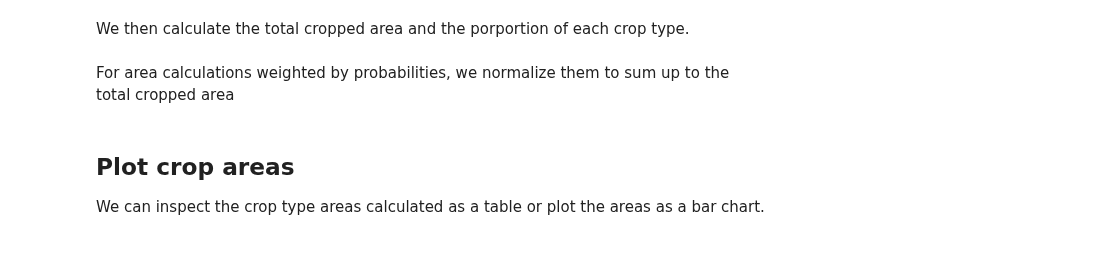
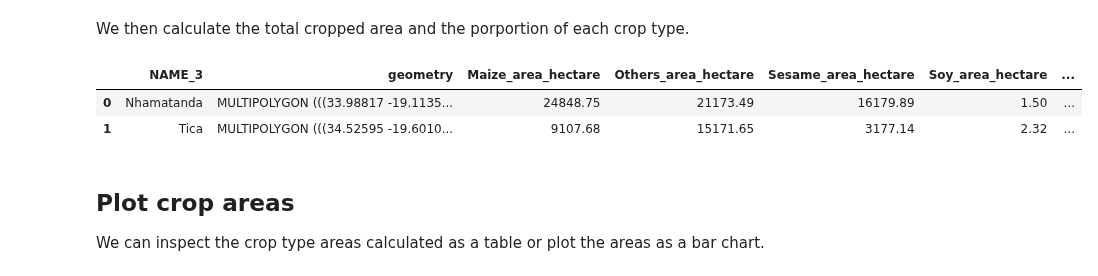
Before and after one commit to digitalearthafrica/FAO_crop_type, a Jupyter notebook: 8_Calculate_crop_statistics.ipynb, the cells around one changed output. Cells and saved outputs as stored; diff of their text form; code cells hidden in the pictures.

Commit message:
Updated area statistics

```diff
--- a/8_Calculate_crop_statistics.ipynb
+++ b/8_Calculate_crop_statistics.ipynb
@@ -46,9 +46,9 @@ crop_map_path = "Results/Map"
 
 mozambique_admins = gpd.read_file("Data/Mozambique_admin_gadm_level3.gpkg")
 if district_name is None:
-    area_of_interest_gdf = mozambique_admins.dissolve(by="GID_1")
+    area_of_interest_gdf = mozambique_admins.dissolve(by="GID_0")
     # Define the column name that is used to identify each area.
-    name_col = "NAME_1"
+    name_col = "NAME_0"
     # Area name used to find the crop map
     area_name = "Mozambique"
 else:
@@ -118,7 +113,6 @@ for index, district in area_of_interest_gdf.iterrows():
         crs=output_crs,
     )
     area_cols = []
-    area_w_cols = []
     for class_name, class_value in labels_dict.items():
         # convert pixel count to hectare; each pixel is 10 m by 10 m
         crop_type_mask = da_crop_type.where(district_mask, da_crop_type.attrs['_FillValue'])==class_value
@@ -126,15 +120,7 @@ for index, district in area_of_interest_gdf.iterrows():
         attr_name=class_name+"_area_hectare"
         area_cols.append(attr_name)
         gdf_new.loc[index, attr_name] = crop_type_area.data
-        #print('Area (hectare) for {} ({}): {}'.format(class_name, class_value, crop_type_area.data))
-
-        # calculate relative area using probabilities
-        prob = da_crop_prob.where(crop_type_mask, 0)
-        crop_type_area_weighted = np.sum(prob).compute()
-        attr_name=class_name+"_area_weighted_hectare"
-        area_w_cols.append(attr_name)
-        gdf_new.loc[index, attr_name] = crop_type_area_weighted.data
-        #print('Weighted area (nor normalized) for {} ({}): {}'.format(class_name, class_value, crop_type_area_weighted.data))
+        print('Area (hectare) for {} ({}): {}'.format(class_name, class_value, crop_type_area.data))
 # %% [output]
 Processing polygon 0
 Nhamatanda
@@ -151,17 +145,12 @@ gdf_new[total_area_attr] = total_area
 # calculate porportion of different crop types
 for class_name, class_value in labels_dict.items():
     gdf_new[class_name+"_area_precent"] = gdf_new[class_name+"_area_hectare"]/gdf_new[total_area_attr]
-# %% [markdown]
-For area calculations weighted by probabilities, we normalize them to sum up to the total cropped area
-# %%
-# normalize areas calculated with probabilities
-ratio = total_area/gdf_new[area_w_cols].sum(axis=1)
-for col in area_w_cols:
-    gdf_new[col] = gdf_new[col]*ratio
-
-# calculate porportion of different crop types
-for class_name, class_value in labels_dict.items():
-    gdf_new[class_name+"_area_weighted_precent"] = gdf_new[class_name+"_area_weighted_hectare"]/gdf_new[total_area_attr]
+# %%
+gdf_new
+# %% [output]
+|  | NAME_3 | geometry | Maize_area_hectare | Others_area_hectare | Sesame_area_hectare | Soy_area_hectare | ... |
+| 0 | Nhamatanda | MULTIPOLYGON (((33.98817 -19.1135... | 24848.75 | 21173.49 | 16179.89 | 1.50 | ... |
+| 1 | Tica | MULTIPOLYGON (((34.52595 -19.6010... | 9107.68 | 15171.65 | 3177.14 | 2.32 | ... |
 # %% [markdown]
 ## Plot crop areas
 
```
Also changed, not shown: parts of 7 cells of this notebook, 2 other files.
